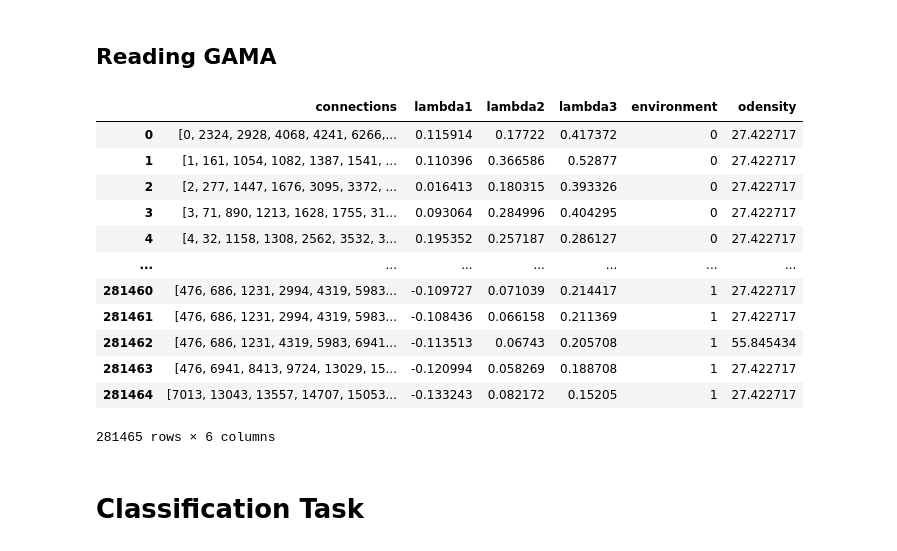
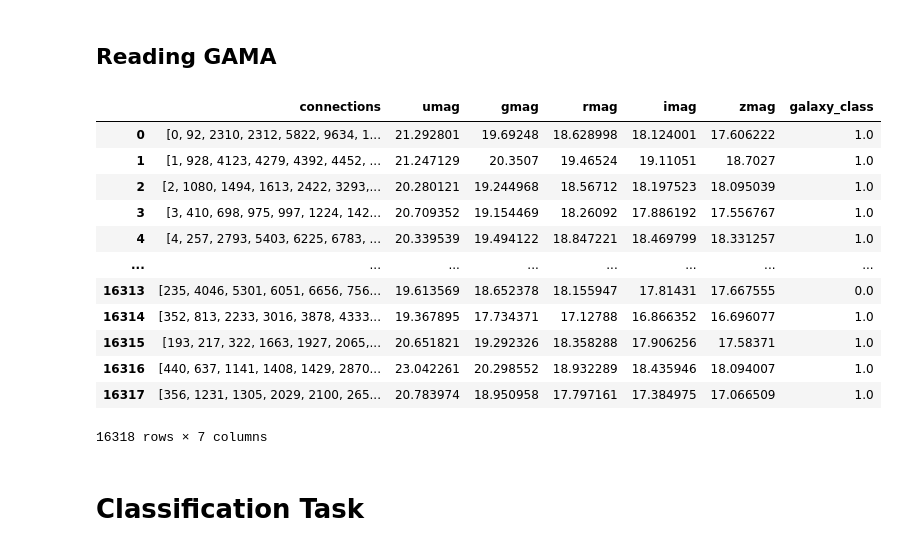
Before and after one commit to jsuarez314/graph_predictions, a Jupyter notebook: graph_classification_GAMA.ipynb, the cells around one changed output. Cells and saved outputs as stored; diff of their text form; code cells hidden in the pictures.

```diff
--- a/graph_classification_GAMA.ipynb
+++ b/graph_classification_GAMA.ipynb
@@ -25,20 +20,21 @@ pl.rcParams.update(params)
 # %%
 df = pd.read_pickle('./data/GAMA_dataset.pkl')
+idx = np.arange(0,len(df))
 df
 # %% [output]
-|  | connections | lambda1 | lambda2 | lambda3 | environment | odensity |
-| 0 | [0, 2324, 2928, 4068, 4241, 6266,... | 0.115914 | 0.17722 | 0.417372 | 0 | 27.422717 |
-| 1 | [1, 161, 1054, 1082, 1387, 1541, ... | 0.110396 | 0.366586 | 0.52877 | 0 | 27.422717 |
-| 2 | [2, 277, 1447, 1676, 3095, 3372, ... | 0.016413 | 0.180315 | 0.393326 | 0 | 27.422717 |
-| 3 | [3, 71, 890, 1213, 1628, 1755, 31... | 0.093064 | 0.284996 | 0.404295 | 0 | 27.422717 |
-| 4 | [4, 32, 1158, 1308, 2562, 3532, 3... | 0.195352 | 0.257187 | 0.286127 | 0 | 27.422717 |
-| ... | ... | ... | ... | ... | ... | ... |
-| 281460 | [476, 686, 1231, 2994, 4319, 5983... | -0.109727 | 0.071039 | 0.214417 | 1 | 27.422717 |
-| 281461 | [476, 686, 1231, 2994, 4319, 5983... | -0.108436 | 0.066158 | 0.211369 | 1 | 27.422717 |
-| 281462 | [476, 686, 1231, 4319, 5983, 6941... | -0.113513 | 0.06743 | 0.205708 | 1 | 55.845434 |
-| 281463 | [476, 6941, 8413, 9724, 13029, 15... | -0.120994 | 0.058269 | 0.188708 | 1 | 27.422717 |
-| 281464 | [7013, 13043, 13557, 14707, 15053... | -0.133243 | 0.082172 | 0.15205 | 1 | 27.422717 |
+|  | connections | umag | gmag | rmag | imag | zmag | galaxy_class |
+| 0 | [0, 92, 2310, 2312, 5822, 9634, 1... | 21.292801 | 19.69248 | 18.628998 | 18.124001 | 17.606222 | 1.0 |
+| 1 | [1, 928, 4123, 4279, 4392, 4452, ... | 21.247129 | 20.3507 | 19.46524 | 19.11051 | 18.7027 | 1.0 |
+| 2 | [2, 1080, 1494, 1613, 2422, 3293,... | 20.280121 | 19.244968 | 18.56712 | 18.197523 | 18.095039 | 1.0 |
+| 3 | [3, 410, 698, 975, 997, 1224, 142... | 20.709352 | 19.154469 | 18.26092 | 17.886192 | 17.556767 | 1.0 |
+| 4 | [4, 257, 2793, 5403, 6225, 6783, ... | 20.339539 | 19.494122 | 18.847221 | 18.469799 | 18.331257 | 1.0 |
+| ... | ... | ... | ... | ... | ... | ... | ... |
+| 16313 | [235, 4046, 5301, 6051, 6656, 756... | 19.613569 | 18.652378 | 18.155947 | 17.81431 | 17.667555 | 0.0 |
+| 16314 | [352, 813, 2233, 3016, 3878, 4333... | 19.367895 | 17.734371 | 17.12788 | 16.866352 | 16.696077 | 1.0 |
+| 16315 | [193, 217, 322, 1663, 1927, 2065,... | 20.651821 | 19.292326 | 18.358288 | 17.906256 | 17.58371 | 1.0 |
+| 16316 | [440, 637, 1141, 1408, 1429, 2870... | 23.042261 | 20.298552 | 18.932289 | 18.435946 | 18.094007 | 1.0 |
+| 16317 | [356, 1231, 1305, 2029, 2100, 265... | 20.783974 | 18.950958 | 17.797161 | 17.384975 | 17.066509 | 1.0 |
-281465 rows × 6 columns
+16318 rows × 7 columns
 # %% [markdown]
 # Classification Task
 # %%
```
Also changed, not shown: parts of 16 cells of this notebook, 10 other files.
